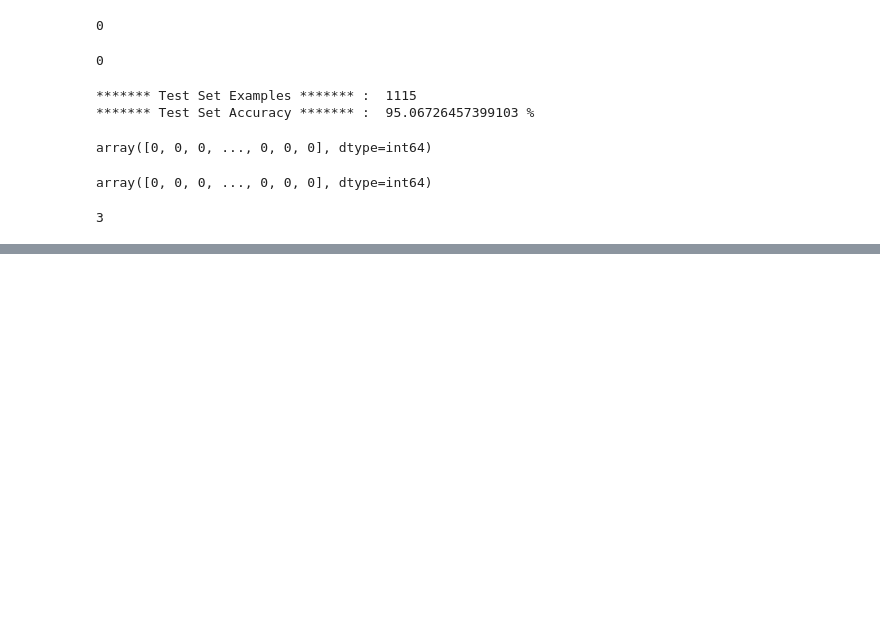
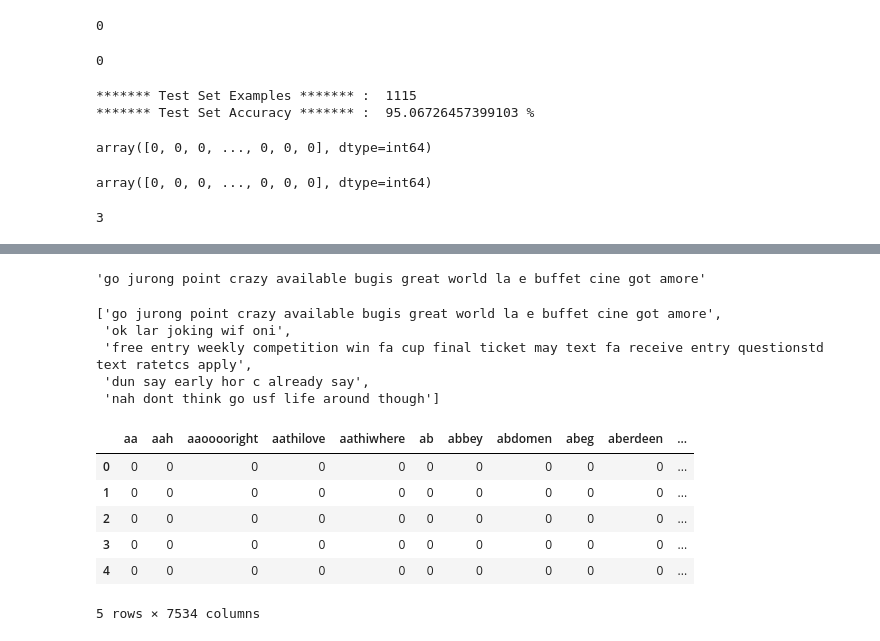
Before and after one commit to meghasundriyal/Mail_Classifier, a Jupyter notebook: try_classifier.ipynb, the cells around one changed output, grey strips where cells are left out. Cells and saved outputs as stored; diff of their text form; code cells hidden in the pictures; blank space fills up the shorter version.

```diff
--- a/try_classifier.ipynb
+++ b/try_classifier.ipynb
@@ -698,0 +717,3 @@ np.argmax(p)
+# %%
+t = mails_dataset.tokens.iloc[0]
+t
@@ -698,0 +735,33 @@ np.argmax(p)
+# %%
+s = ' '.join(t)
+s
+# %% [output]
+'go jurong point crazy available bugis great world la e buffet cine got amore'
+# %%
+res = []
+for row in range(total_mails):
+    t = mails_dataset.tokens.iloc[row]
+    s = ' '.join(t)
+    res.append(s)
+
+res[:5]   #print first 5 instances
+# %% [output]
+['go jurong point crazy available bugis great world la e buffet cine got amore',
+ 'ok lar joking wif oni',
+ 'free entry weekly competition win fa cup final ticket may text fa receive entry questionstd text ratetcs apply',
+ 'dun say early hor c already say',
+ 'nah dont think go usf life around though']
+# %%
+#document termm matrix
+vec = CountVectorizer()
+X = vec.fit_transform(res)
+df = pd.DataFrame(X.toarray(), columns=vec.get_feature_names())
+df.head()
+# %% [output]
+|  | aa | aah | aaooooright | aathilove | aathiwhere | ab | abbey | abdomen | abeg | aberdeen | ... |
+| 0 | 0 | 0 | 0 | 0 | 0 | 0 | 0 | 0 | 0 | 0 | ... |
+| 1 | 0 | 0 | 0 | 0 | 0 | 0 | 0 | 0 | 0 | 0 | ... |
+| 2 | 0 | 0 | 0 | 0 | 0 | 0 | 0 | 0 | 0 | 0 | ... |
+| 3 | 0 | 0 | 0 | 0 | 0 | 0 | 0 | 0 | 0 | 0 | ... |
+| 4 | 0 | 0 | 0 | 0 | 0 | 0 | 0 | 0 | 0 | 0 | ... |
+5 rows × 7534 columns
```
Also changed, not shown: parts of 6 cells of this notebook.
